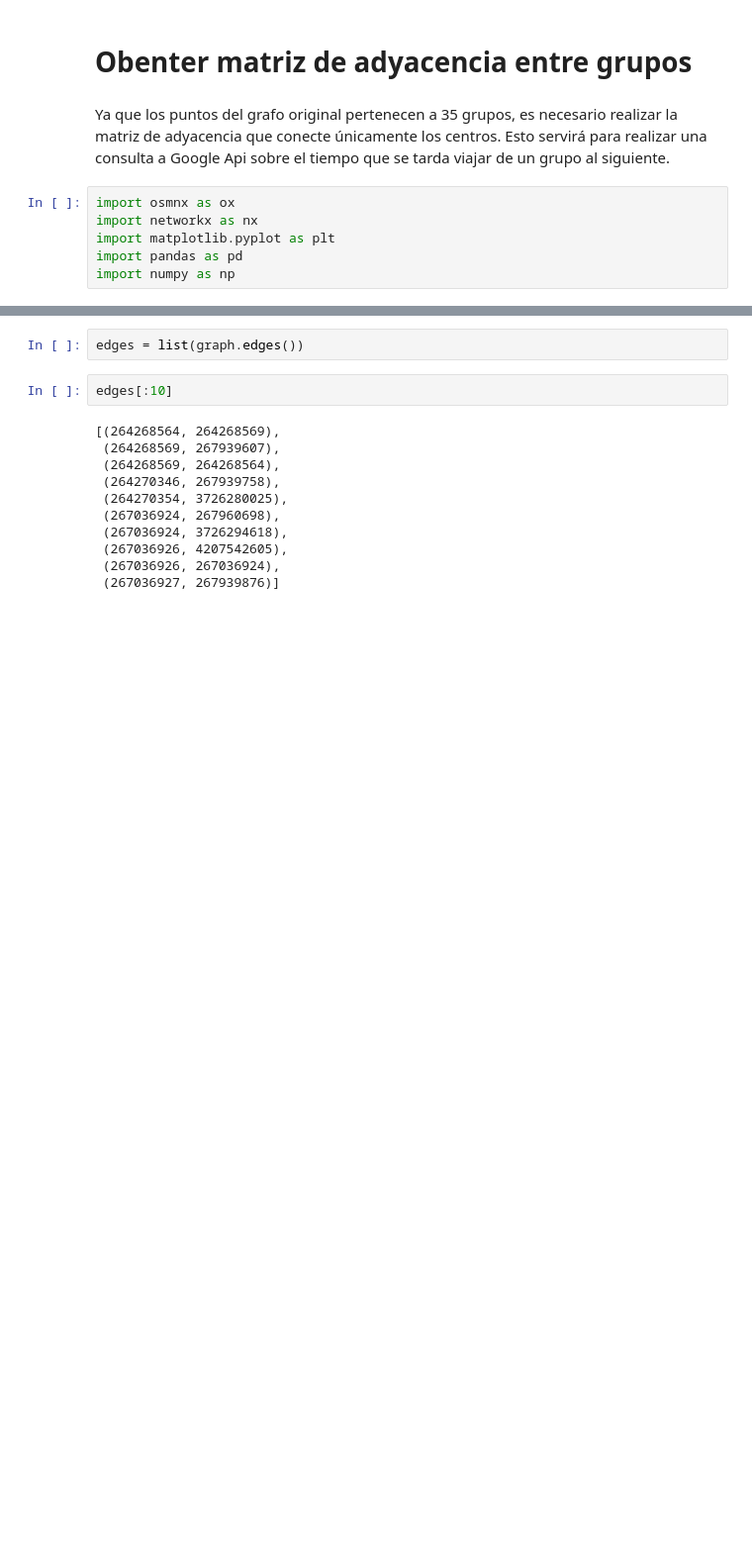
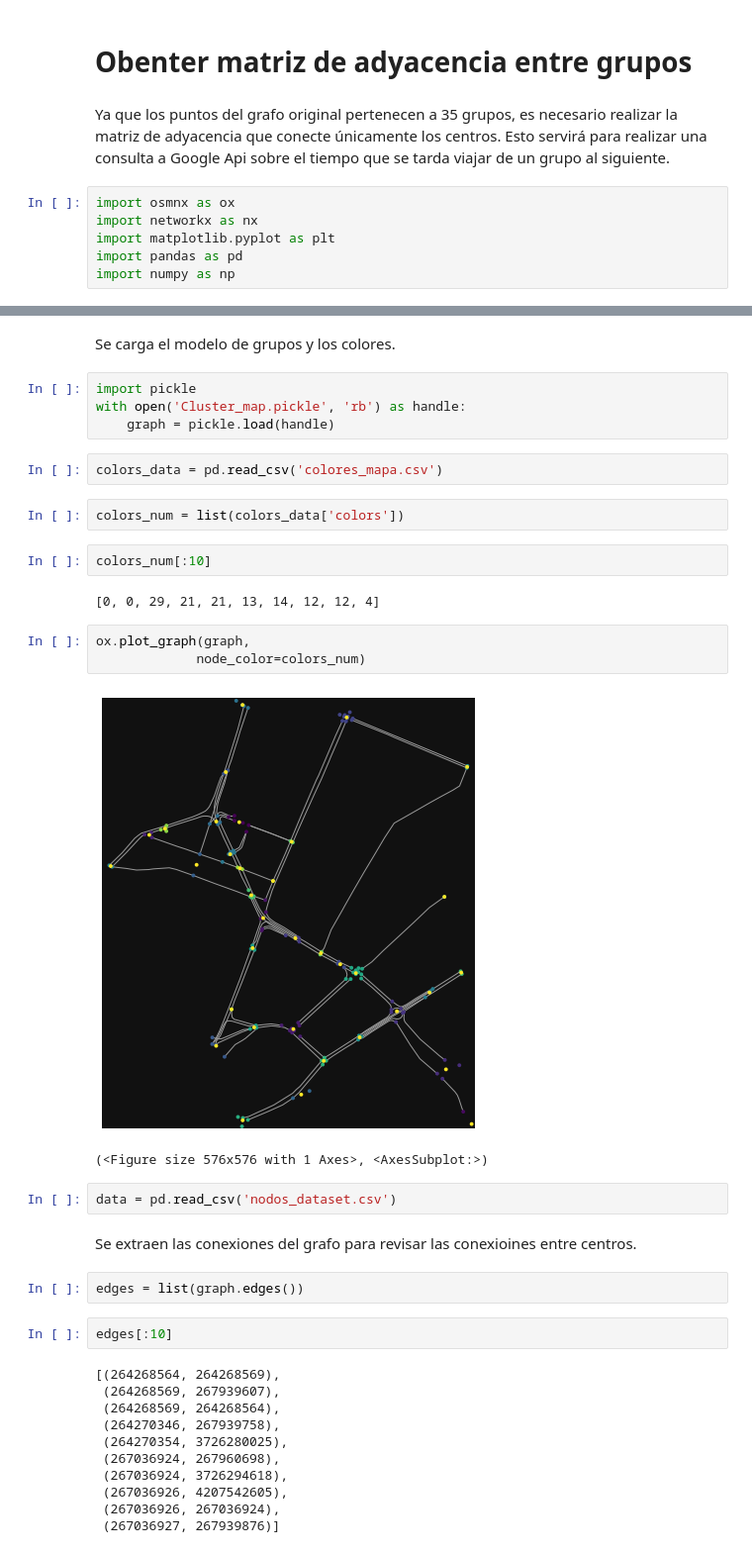
Before and after one commit to danielTeniente/proyecto_capstone, a Jupyter notebook: grafo_sector/Tema_3.ipynb, the cells around one changed output, grey strips where cells are left out. Shown at 99% size. Drawn from its saved outputs; the diff is of its cells as text; blank space fills up the shorter version.

```diff
--- a/grafo_sector/Tema_3.ipynb
+++ b/grafo_sector/Tema_3.ipynb
@@ -110,3 +11,27 @@ adj_matrix = np.zeros((35,35))
+# %% [markdown]
+Se carga el modelo de grupos y los colores.
+# %%
+import pickle
+with open('Cluster_map.pickle', 'rb') as handle:
+    graph = pickle.load(handle)
+# %%
+colors_data = pd.read_csv('colores_mapa.csv')
+# %%
+colors_num = list(colors_data['colors'])
+# %%
+colors_num[:10]
+# %% [output]
+[0, 0, 29, 21, 21, 13, 14, 12, 12, 4]
+# %%
+ox.plot_graph(graph,
+             node_color=colors_num)
+# %% [output]
+[figure, added]
+(<Figure size 576x576 with 1 Axes>, <AxesSubplot:>)
+# %%
+data = pd.read_csv('nodos_dataset.csv')
+# %% [markdown]
+Se extraen las conexiones del grafo para revisar las conexioines entre centros.
 # %%
 edges = list(graph.edges())
 # %%
```
Also changed, not shown: parts of 10 cells of this notebook, 3 other files.
